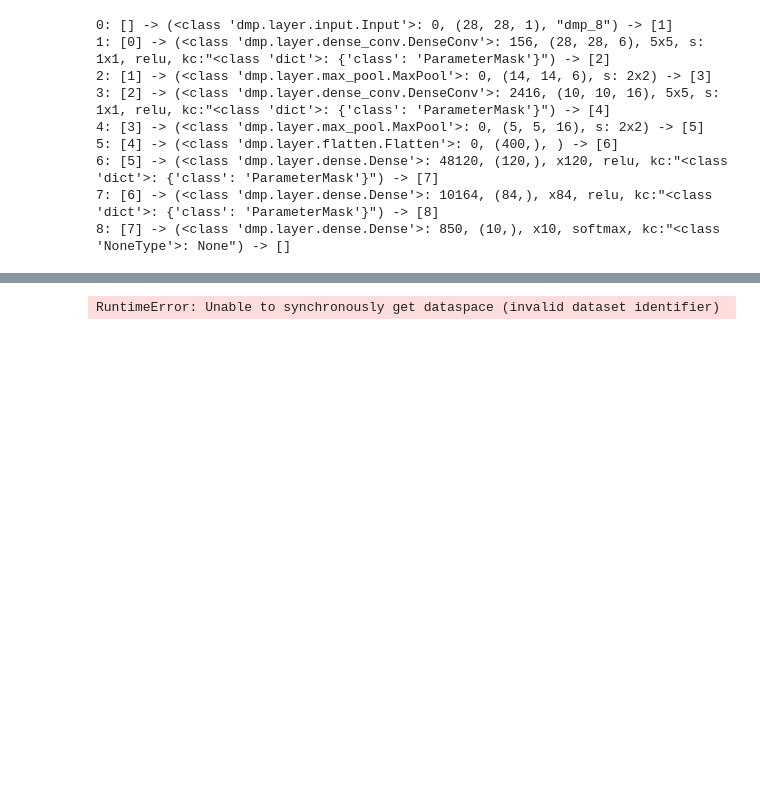
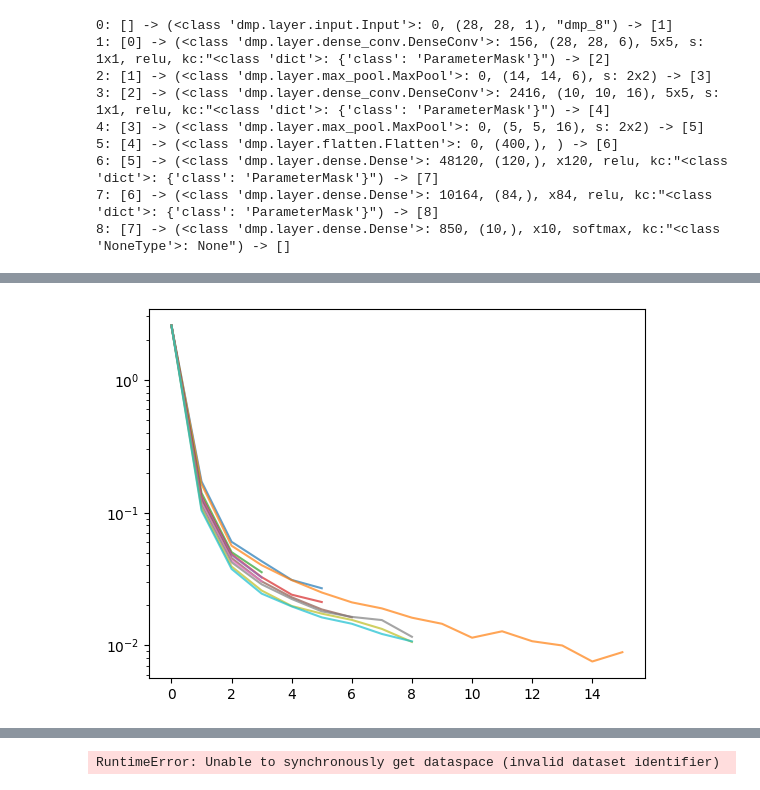
Before and after one commit to NREL/BUTTER-Empirical-Deep-Learning-Experimental-Framework, a Jupyter notebook: example/database_query_example.ipynb, the cells around one changed output, grey strips where cells are left out. Saved outputs shown, nothing was run; the diff lists cells and outputs as text; code cells hidden in the pictures; blank space fills up the shorter version.

```diff
--- a/example/database_query_example.ipynb
+++ b/example/database_query_example.ipynb
@@ -313,0 +349,15 @@ plt.semilogy(retained['epoch'], retained['trained_loss'], '--g', markersize=3.0,
+# %%
+
+x = retained.loc[retained["fit_number"] < 10]
+for fit_number, fit in x.groupby(["fit_number"]):
+    plt.semilogy(
+        fit["fit_epoch"],
+        fit["train_loss"],
+        "-",
+        markersize=3.0,
+        alpha=0.7,
+    )
+
+# plt.semilogy(retained['fit_epoch'], retained['test_loss'], '-xr', markersize=3.0, alpha=.7)
+# %% [output]
+[figure, added]
```
Also changed, not shown: parts of 18 cells of this notebook, 4 other files.
